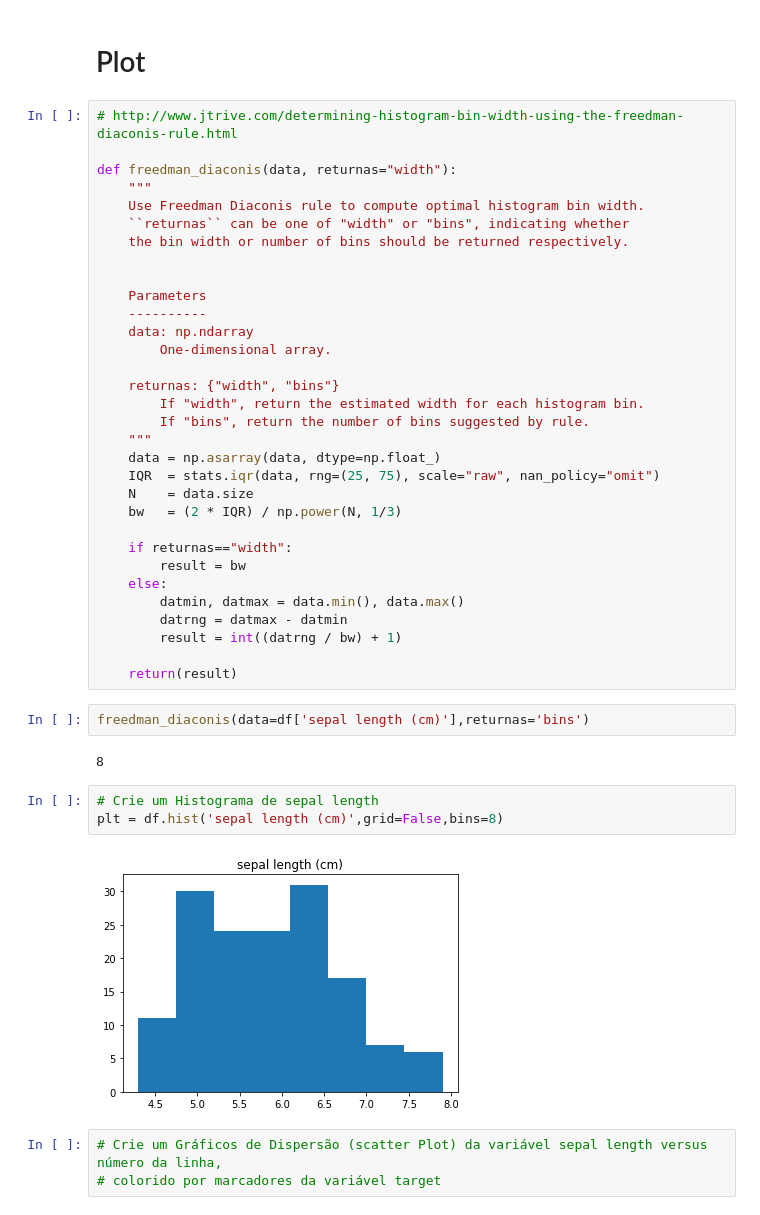
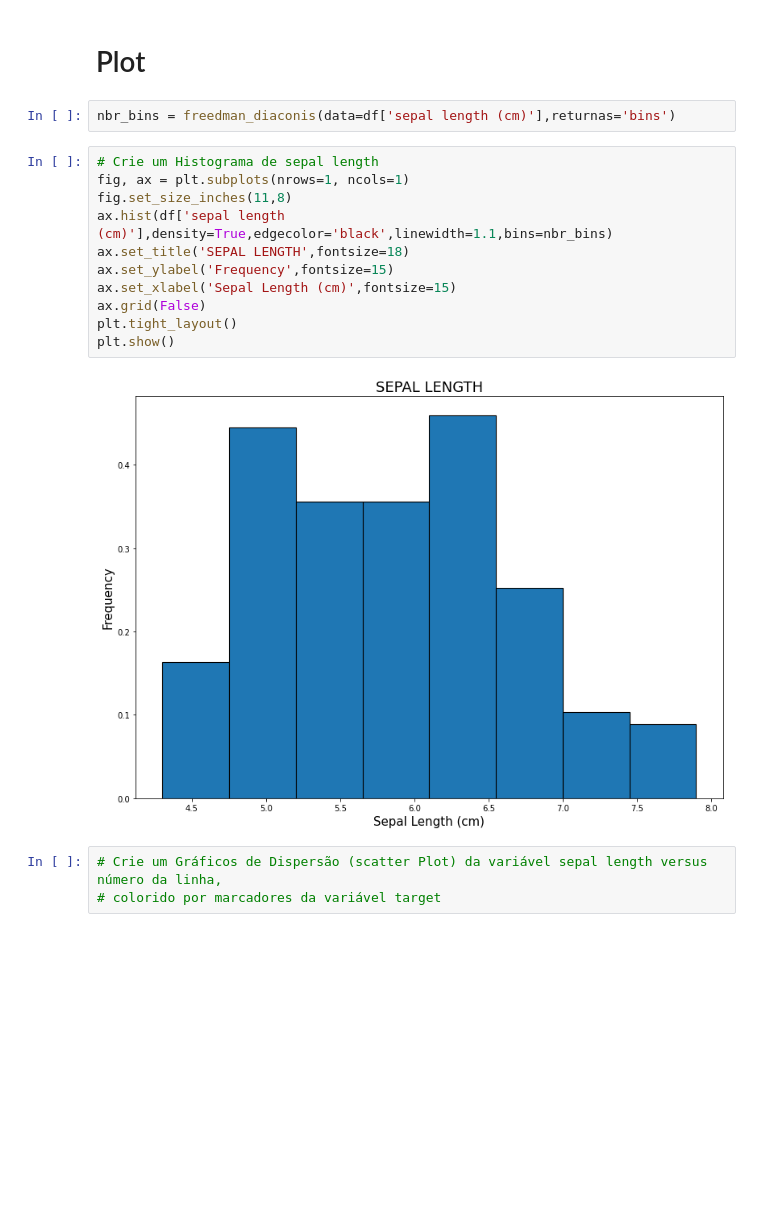
Before and after one commit to ralsouza/python_fundamentos, a Jupyter notebook: src/07_Exploratory_Analysis/02_Explotatory_Analysis_Exercise.ipynb, the cells around one changed output. Drawn from its saved outputs; the diff is of its cells as text; blank space fills up the shorter version.

```diff
--- a/src/07_Exploratory_Analysis/02_Explotatory_Analysis_Exercise.ipynb
+++ b/src/07_Exploratory_Analysis/02_Explotatory_Analysis_Exercise.ipynb
@@ -191,47 +223,21 @@ df['sepal length (cm)'].value_counts()
 Name: sepal length (cm), dtype: int64
 # %% [markdown]
 # Plot
-# %%
-# http://www.jtrive.com/determining-histogram-bin-width-using-the-freedman-diaconis-rule.html
-
-def freedman_diaconis(data, returnas="width"):
-    """
-    Use Freedman Diaconis rule to compute optimal histogram bin width.
-    ``returnas`` can be one of "width" or "bins", indicating whether
-    the bin width or number of bins should be returned respectively.
-
-
-    Parameters
-    ----------
-    data: np.ndarray
-        One-dimensional array.
-
-    returnas: {"width", "bins"}
-        If "width", return the estimated width for each histogram bin.
-        If "bins", return the number of bins suggested by rule.
-    """
-    data = np.asarray(data, dtype=np.float_)
-    IQR  = stats.iqr(data, rng=(25, 75), scale="raw", nan_policy="omit")
-    N    = data.size
-    bw   = (2 * IQR) / np.power(N, 1/3)
-
-    if returnas=="width":
-        result = bw
-    else:
-        datmin, datmax = data.min(), data.max()
-        datrng = datmax - datmin
-        result = int((datrng / bw) + 1)
-
-    return(result)
 # %%
-freedman_diaconis(data=df['sepal length (cm)'],returnas='bins')
+nbr_bins = freedman_diaconis(data=df['sepal length (cm)'],returnas='bins')
-# %% [output]
-8
-# %%
-# Crie um Histograma de sepal length
-plt = df.hist('sepal length (cm)',grid=False,bins=8)
-# %% [output]
-[figure, removed]
+# %%
+# Crie um Histograma de sepal length
+fig, ax = plt.subplots(nrows=1, ncols=1)
+fig.set_size_inches(11,8)
+ax.hist(df['sepal length (cm)'],density=True,edgecolor='black',linewidth=1.1,bins=nbr_bins)
+ax.set_title('SEPAL LENGTH',fontsize=18)
+ax.set_ylabel('Frequency',fontsize=15)
+ax.set_xlabel('Sepal Length (cm)',fontsize=15)
+ax.grid(False)
+plt.tight_layout()
+plt.show()
+# %% [output]
+[figure, added]
 # %%
 # Crie um Gráficos de Dispersão (scatter Plot) da variável sepal length versus número da linha,
 # colorido por marcadores da variável target
```
Also changed, not shown: parts of 1 cell of this notebook.
